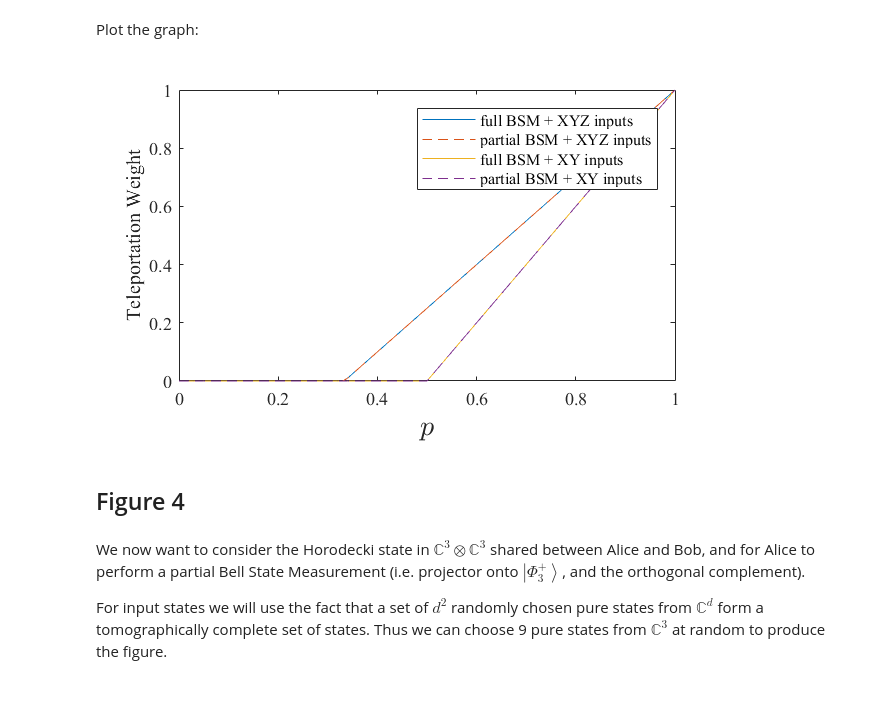
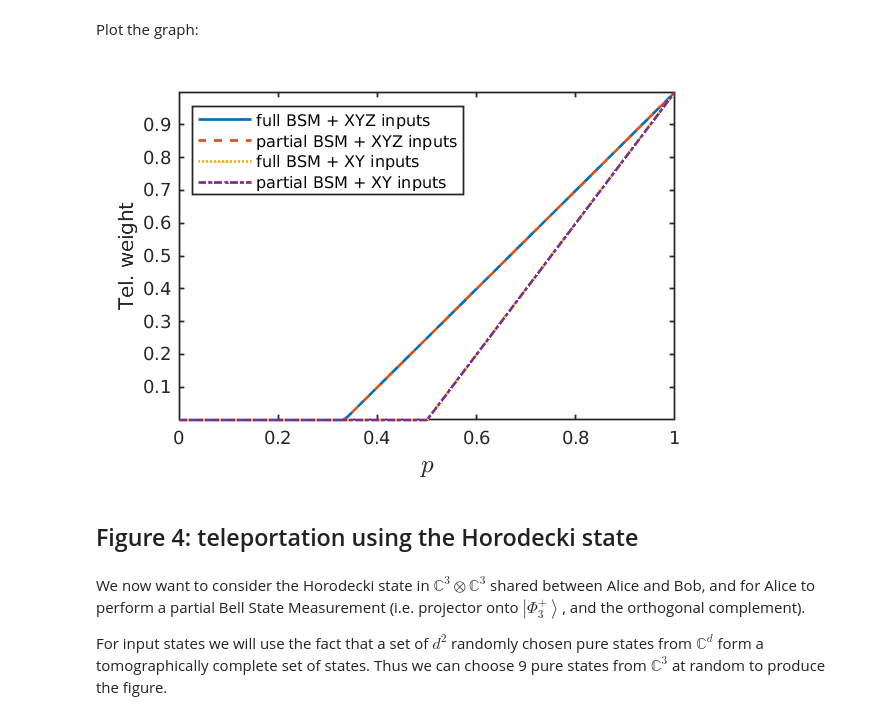
Before and after one commit to paulskrzypczyk/nonclassicalteleportation, a Jupyter notebook: Quantifying teleportation.ipynb, the cells around one changed output. Saved outputs shown, nothing was run; the diff lists cells and outputs as text; code cells hidden in the pictures.

Commit message:
updated all figures in notebook

```diff
--- a/Quantifying teleportation.ipynb
+++ b/Quantifying teleportation.ipynb
@@ -147,16 +140,24 @@ end
 # %% [markdown]
 Plot the graph:
 # %%
-plot(pv,TWftv,pv,TWptv,'--',pv,TWfiv,pv,TWpiv,'--')
+%plot inline
+
+plot(pv,TWftv,pv,TWptv,'--',pv,TWfiv,':',pv,TWpiv,'-.','LineWidth',1.5)
 legend({'full BSM + XYZ inputs','partial BSM + XYZ inputs',...
-'full BSM + XY inputs','partial BSM + XY inputs'})
-xlabel('$p$','Interpreter','latex','FontSize',16)
-ylabel('Teleportation Weight')
-set(gca,'FontName','Times')
+'full BSM + XY inputs','partial BSM + XY inputs'},'Location','northwest')
+xlabel('$p$','Interpreter','latex','FontSize',14)
+ylabel('Tel. weight')
+
+Fig3 = gca;
+Fig3.FontName = 'Times';
+Fig3.LineWidth = 1;
+
+axis tight
+set(gcf, 'Units','centimeters', 'Position',[0 0 8.6 6.4])
 # %% [output]
-[figure, old version]
+[figure, new version]
 # %% [markdown]
-## Figure 4
+## Figure 4: teleportation using the Horodecki state
 # %% [markdown]
 We now want to consider the Horodecki state in $\mathbb{C}^3 \otimes \mathbb{C}^3$ shared between Alice and Bob, and for Alice to perform a partial Bell State Measurement (i.e. projector onto $\left|\Phi^+_3\right\rangle$, and the orthogonal complement).
 
```
Also changed, not shown: parts of 11 cells of this notebook, 4 other files.
